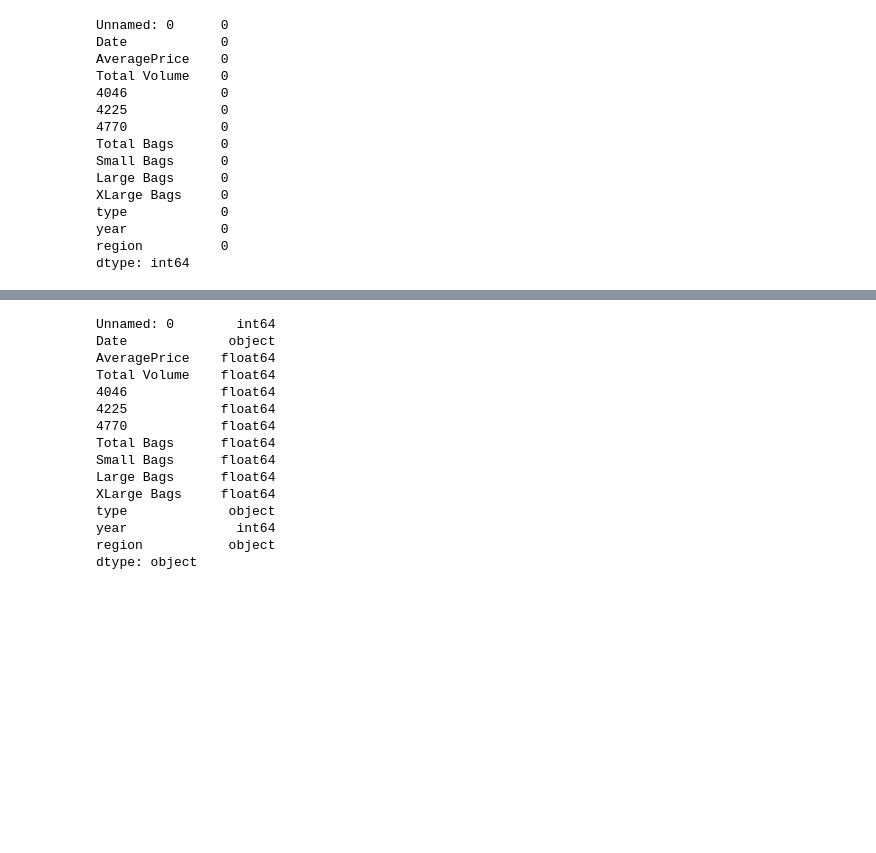
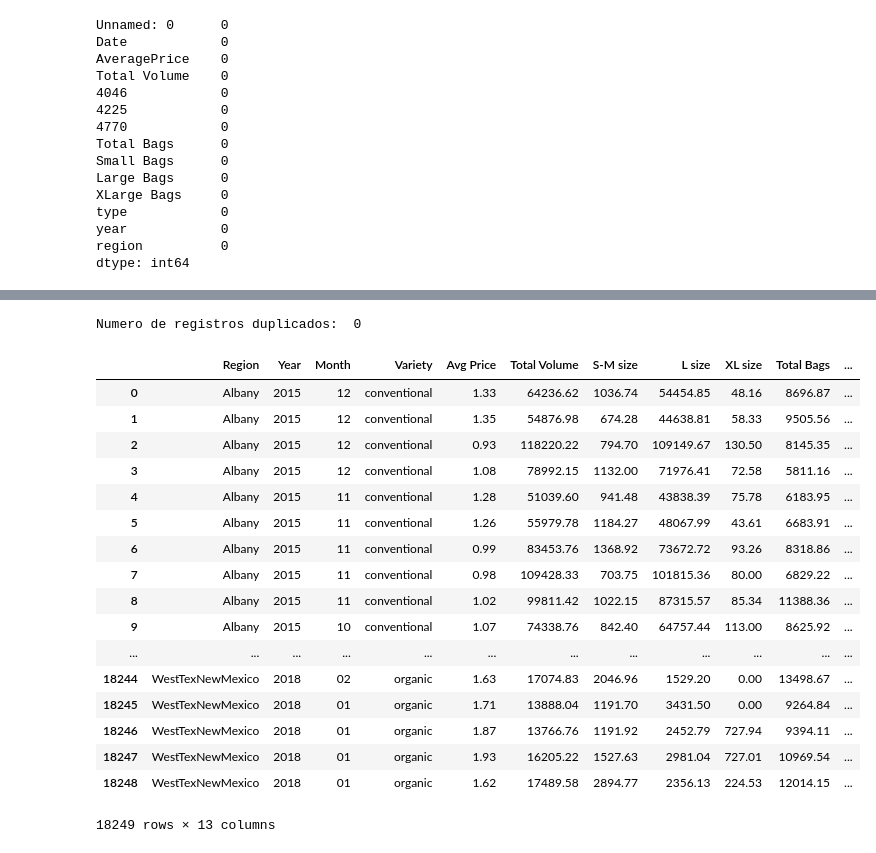
Before and after one commit to Paulapr/datamad0119, a Jupyter notebook: module-1/pipelines-project/your-code/avocado_dataset.ipynb, the cells around one changed output, grey strips where cells are left out. Cells and saved outputs as stored; diff of their text form; code cells hidden in the pictures; blank space fills up the shorter version.

```diff
--- a/module-1/pipelines-project/your-code/avocado_dataset.ipynb
+++ b/module-1/pipelines-project/your-code/avocado_dataset.ipynb
@@ -39,20 +57,60 @@ dtype: int64
+# %%
+# Comprobar que no hay duplicados
+before = len(avocados)
+
+select_columns = ['Date', 'AveragePrice', 'Total Volume', '4046', '4225',
+       '4770', 'Total Bags', 'Small Bags', 'Large Bags', 'XLarge Bags', 'type',
+       'year', 'region']
+
+avocados = avocados[select_columns].drop_duplicates()
+
+after = len(avocados)
+
+print('Numero de registros duplicados: ', str(before - after))
+# %% [output]
+Numero de registros duplicados:  0
+# %%
+# Extraer el mes de la columna fecha y desechar el resto
+
+month = []
+for e in avocados["Date"]:
+    aux= e.split("-")
+    month.append(aux[1])
+
+avocados['month'] = pd.Series(month, index=avocados.index) # Añadir columna Month al dataframe
+# %%
+# Cambio del orden de las columnas
+
+column_order = ['region','year','month','type','AveragePrice','Total Volume','4046','4225',
+       '4770', 'Total Bags', 'Small Bags', 'Large Bags', 'XLarge Bags']
+
+avocados = avocados[column_order]
 # %%
-# comprobar el tipo de datos de las columnas
+# comprobar el tipo de datos de las columnas. cambiar year a objeto
 
-avocados.dtypes
+avocados['year'] = avocados['year'].astype('object')
-# %% [output]
-Unnamed: 0        int64
-Date             object
-AveragePrice    float64
-Total Volume    float64
-4046            float64
-4225            float64
-4770            float64
-Total Bags      float64
-Small Bags      float64
-Large Bags      float64
-XLarge Bags     float64
-type             object
-year              int64
-region           object
-dtype: object
+# %%
+# renombrar algunas columnas
+
+avocados.columns = ['Region','Year','Month','Variety','Avg Price','Total Volume',
+                    'S-M size','L size','XL size','Total Bags','S bags','L bags','XL bags']
+avocados
+# %% [output]
+|  | Region | Year | Month | Variety | Avg Price | Total Volume | S-M size | L size | XL size | Total Bags | ... |
+| 0 | Albany | 2015 | 12 | conventional | 1.33 | 64236.62 | 1036.74 | 54454.85 | 48.16 | 8696.87 | ... |
+| 1 | Albany | 2015 | 12 | conventional | 1.35 | 54876.98 | 674.28 | 44638.81 | 58.33 | 9505.56 | ... |
+| 2 | Albany | 2015 | 12 | conventional | 0.93 | 118220.22 | 794.70 | 109149.67 | 130.50 | 8145.35 | ... |
+| 3 | Albany | 2015 | 12 | conventional | 1.08 | 78992.15 | 1132.00 | 71976.41 | 72.58 | 5811.16 | ... |
+| 4 | Albany | 2015 | 11 | conventional | 1.28 | 51039.60 | 941.48 | 43838.39 | 75.78 | 6183.95 | ... |
+| 5 | Albany | 2015 | 11 | conventional | 1.26 | 55979.78 | 1184.27 | 48067.99 | 43.61 | 6683.91 | ... |
+| 6 | Albany | 2015 | 11 | conventional | 0.99 | 83453.76 | 1368.92 | 73672.72 | 93.26 | 8318.86 | ... |
+| 7 | Albany | 2015 | 11 | conventional | 0.98 | 109428.33 | 703.75 | 101815.36 | 80.00 | 6829.22 | ... |
+| 8 | Albany | 2015 | 11 | conventional | 1.02 | 99811.42 | 1022.15 | 87315.57 | 85.34 | 11388.36 | ... |
+| 9 | Albany | 2015 | 10 | conventional | 1.07 | 74338.76 | 842.40 | 64757.44 | 113.00 | 8625.92 | ... |
+| ... | ... | ... | ... | ... | ... | ... | ... | ... | ... | ... | ... |
+| 18244 | WestTexNewMexico | 2018 | 02 | organic | 1.63 | 17074.83 | 2046.96 | 1529.20 | 0.00 | 13498.67 | ... |
+| 18245 | WestTexNewMexico | 2018 | 01 | organic | 1.71 | 13888.04 | 1191.70 | 3431.50 | 0.00 | 9264.84 | ... |
+| 18246 | WestTexNewMexico | 2018 | 01 | organic | 1.87 | 13766.76 | 1191.92 | 2452.79 | 727.94 | 9394.11 | ... |
+| 18247 | WestTexNewMexico | 2018 | 01 | organic | 1.93 | 16205.22 | 1527.63 | 2981.04 | 727.01 | 10969.54 | ... |
+| 18248 | WestTexNewMexico | 2018 | 01 | organic | 1.62 | 17489.58 | 2894.77 | 2356.13 | 224.53 | 12014.15 | ... |
+18249 rows × 13 columns
```
Also changed, not shown: parts of 17 cells of this notebook.
